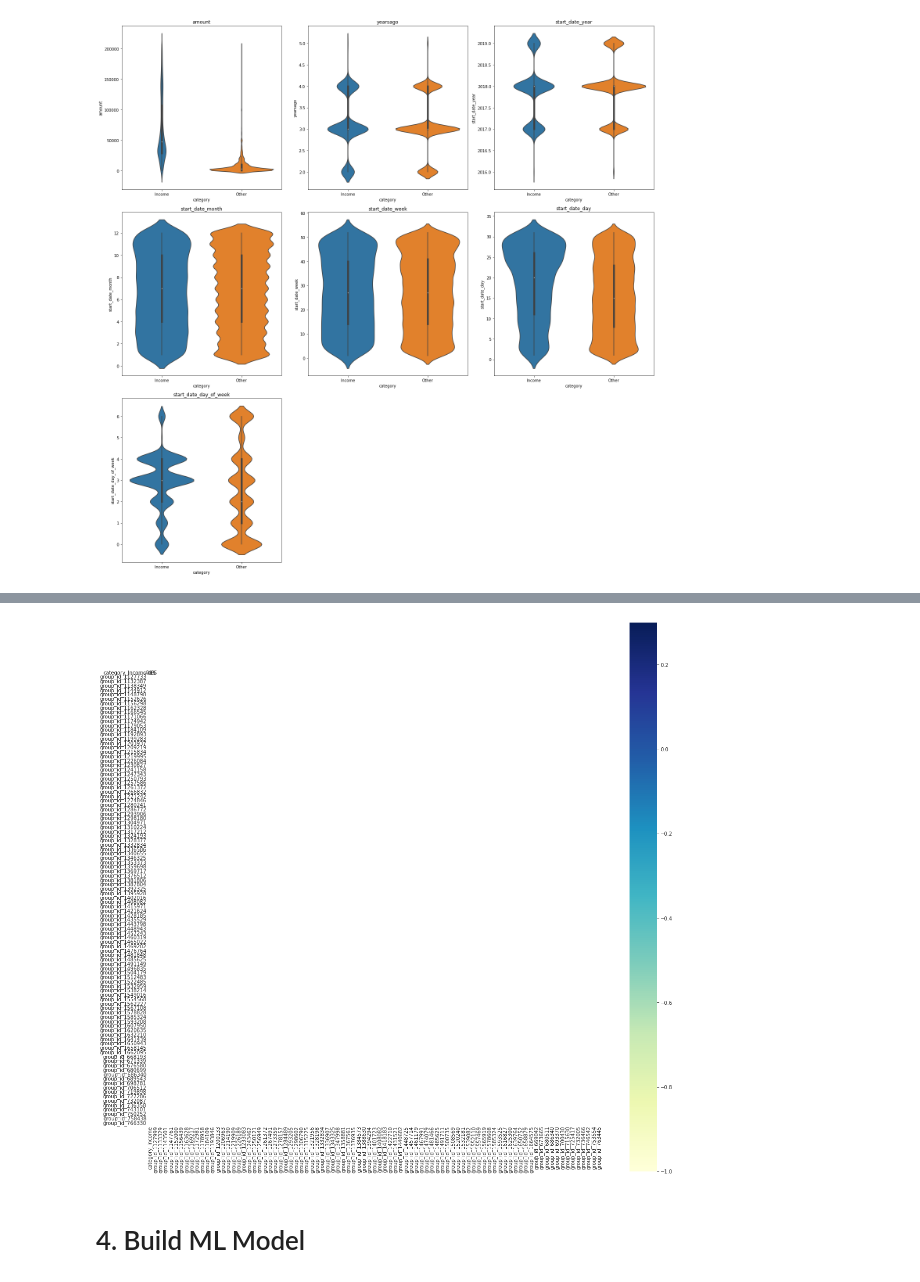
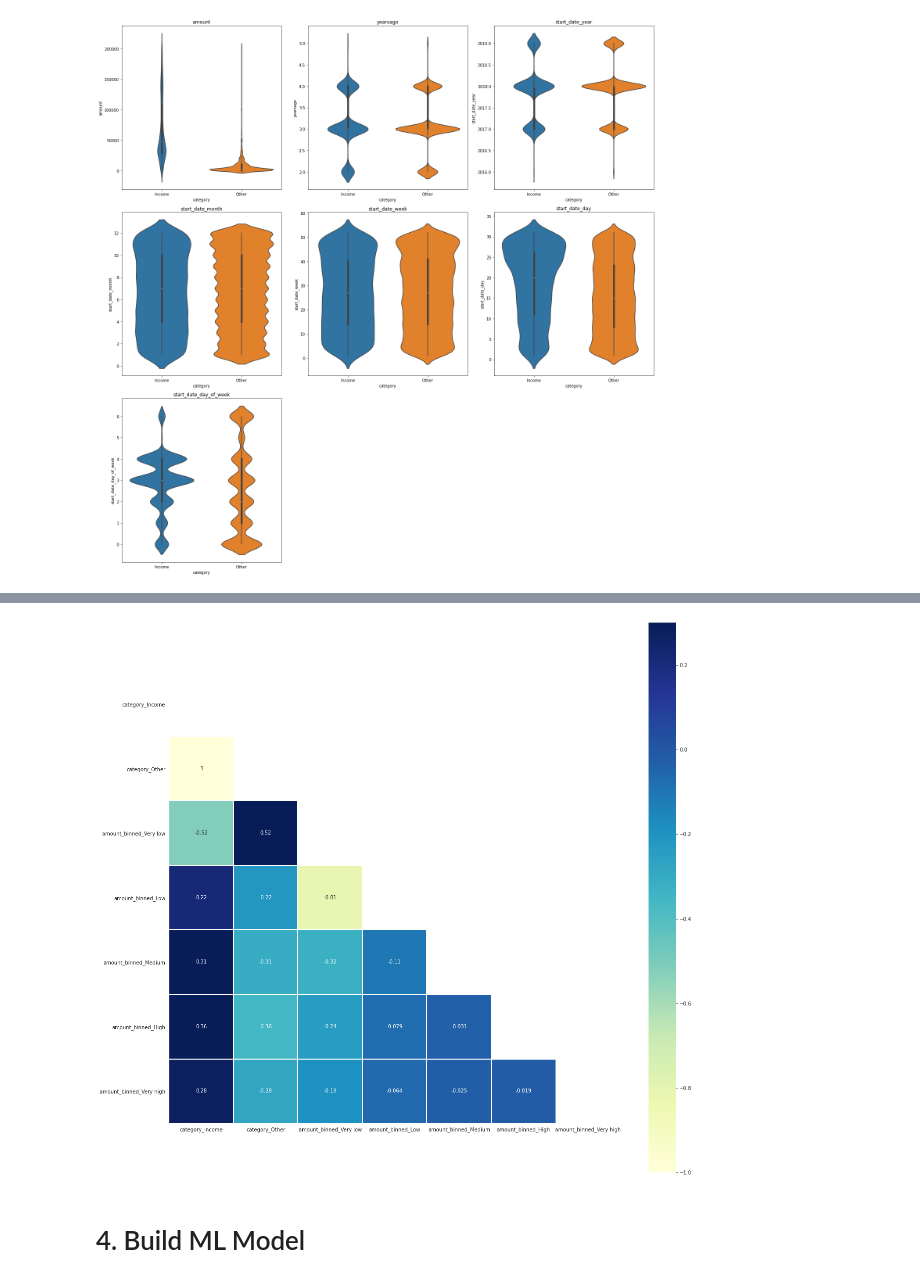
Before and after one commit to Ali-Parandeh/credit-kudos, a Jupyter notebook: notebooks/credit-kudos.ipynb, the cells around one changed output, grey strips where cells are left out. Cells and saved outputs as stored; diff of their text form; code cells hidden in the pictures.

Commit message:
feat(model): Improve model by better feature engineering (binning amount feature and transforming long tailed distribution to normal dist)

```diff
--- a/notebooks/credit-kudos.ipynb
+++ b/notebooks/credit-kudos.ipynb
@@ -171,0 +189,8 @@ visualise_numerical_correlations(df, 4, (20, 20))
+# %%
+from sklearn.preprocessing import PowerTransformer
+
+scalar = PowerTransformer()
+
+scalar.fit(df[['amount']])
+
+df['log_amount'] = scalar.transform(df[['amount']])
@@ -171,0 +202,12 @@ visualise_numerical_correlations(df, 4, (20, 20))
+# %%
+# Specify the boundaries of the bins
+bins = [-np.inf, 10000, 50000, 100000, 149999, np.inf]
+
+# Bin labels
+labels = ['Very low', 'Low', 'Medium', 'High', 'Very high']
+
+# Bin the continuous variable ConvertedSalary using these boundaries
+df['amount_binned'] = pd.cut(df['amount'], bins=bins, labels=labels)
+
+# Print the first 5 rows of the amount_binned column
+print(df[['amount_binned', 'amount']].head())
@@ -172,7 +222,7 @@ visualise_numerical_correlations(df, 4, (20, 20))
 # %%
 def visualise_categorical_correlations(df: pd.DataFrame, figsize: Tuple[int, int]) -> None:
     # Construct list of categorical and boolean colunmns alongside the outcome label column
-    categorical_cols = ['category', 'group_id']
+    categorical_cols = ['category', 'amount_binned']
 
     #  One-hot encode the categorical columns to enable pairwise correlations for the first 500 rows of data
     dummies = pd.get_dummies(df[categorical_cols])
@@ -187,9 +237,9 @@ def visualise_categorical_correlations(df: pd.DataFrame, figsize: Tuple[int, int
         sns.heatmap(dummies.corr(),linewidths=.1,cmap="YlGnBu", annot=True, mask=mask, vmax=.3, square=True)
     plt.yticks(rotation=0);
 # %%
-visualise_categorical_correlations(df.iloc[0:10, :], (20, 20))
+visualise_categorical_correlations(df, (20, 20))
 # %% [output]
-[figure, old version]
+[figure, new version]
 # %% [markdown]
 # 4. Build ML Model
 # %%
```
Also changed, not shown: parts of 28 cells of this notebook.
